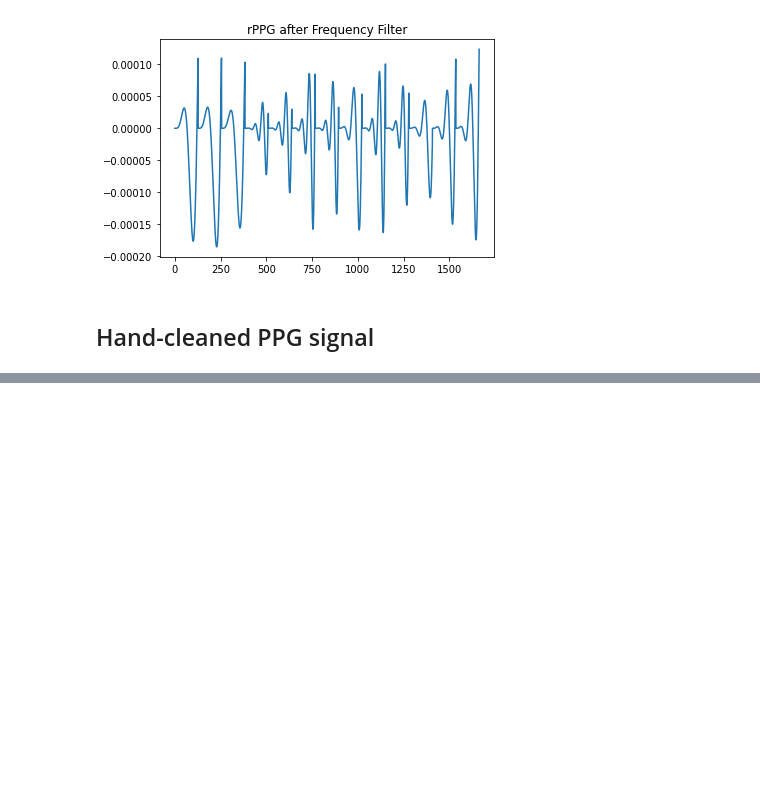
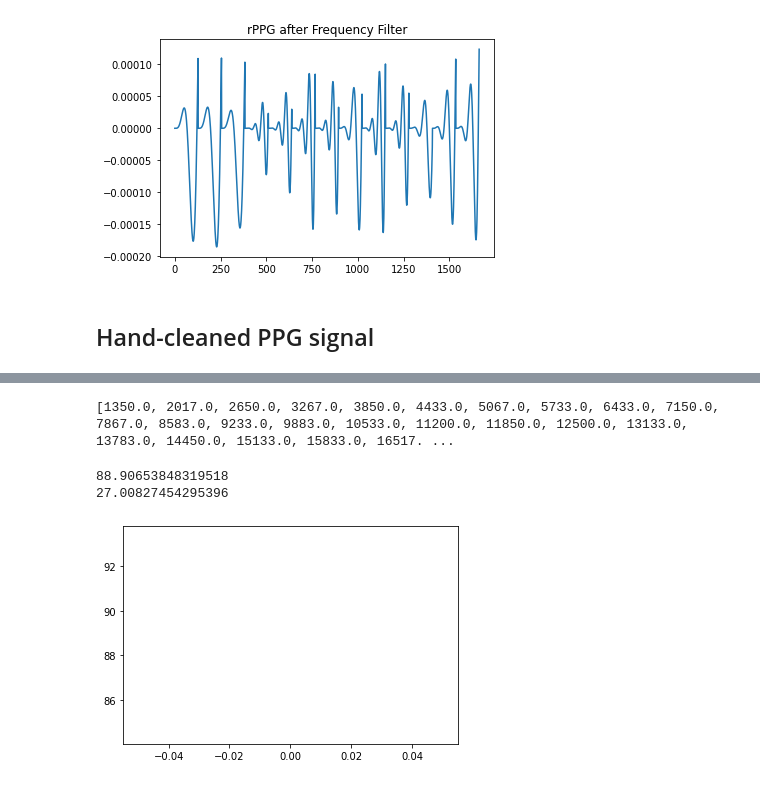
Before and after one commit to BrandonThaiTran/zoom_physio, a Jupyter notebook: nbs/face_streamer.ipynb, the cells around one changed output, grey strips where cells are left out. Saved outputs shown, nothing was run; the diff lists cells and outputs as text; code cells hidden in the pictures; blank space fills up the shorter version.

Commit message:
implement find IBIs

```diff
--- a/nbs/face_streamer.ipynb
+++ b/nbs/face_streamer.ipynb
@@ -754,0 +682,33 @@ low 0.2 high 0.5
+# %%
+print(peaks)
+# %% [output]
+[1350.0, 2017.0, 2650.0, 3267.0, 3850.0, 4433.0, 5067.0, 5733.0, 6433.0, 7150.0, 7867.0, 8583.0, 9233.0, 9883.0, 10533.0, 11200.0, 11850.0, 12500.0, 13133.0, 13783.0, 14450.0, 15133.0, 15833.0, 16517. ...
+# %%
+def find_IBIs(peaks):
+    IBIs = []
+    for i in range(len(peaks)-1):
+        IBIs.append(peaks[i+1] - peaks[i])
+    return [IBI/1000 for IBI in IBIs]
+
+def find_hr(peaks):
+    IBIs = find_IBIs(peaks)
+    IBI_mean = np.average(IBIs)
+    hr = 1/IBI_mean*60
+    return hr
+# %%
+def find_hrv(peaks):
+    IBIs = find_IBIs(peaks)
+    N = len(IBIs)
+    ssd = 0
+    for i in range(N-1):
+        ssd += (IBIs[i+1] - IBIs[i])**2
+    rmssd = np.sqrt(ssd/(N-1))
+    return rmssd
+# %%
+plt.plot(hr)
+print(find_hr(peaks))
+print(find_hrv(peaks)*1000)
+# %% [output]
+88.90653848319518
+27.00827454295396
+[figure, added]
```
Also changed, not shown: parts of 2 cells of this notebook.
